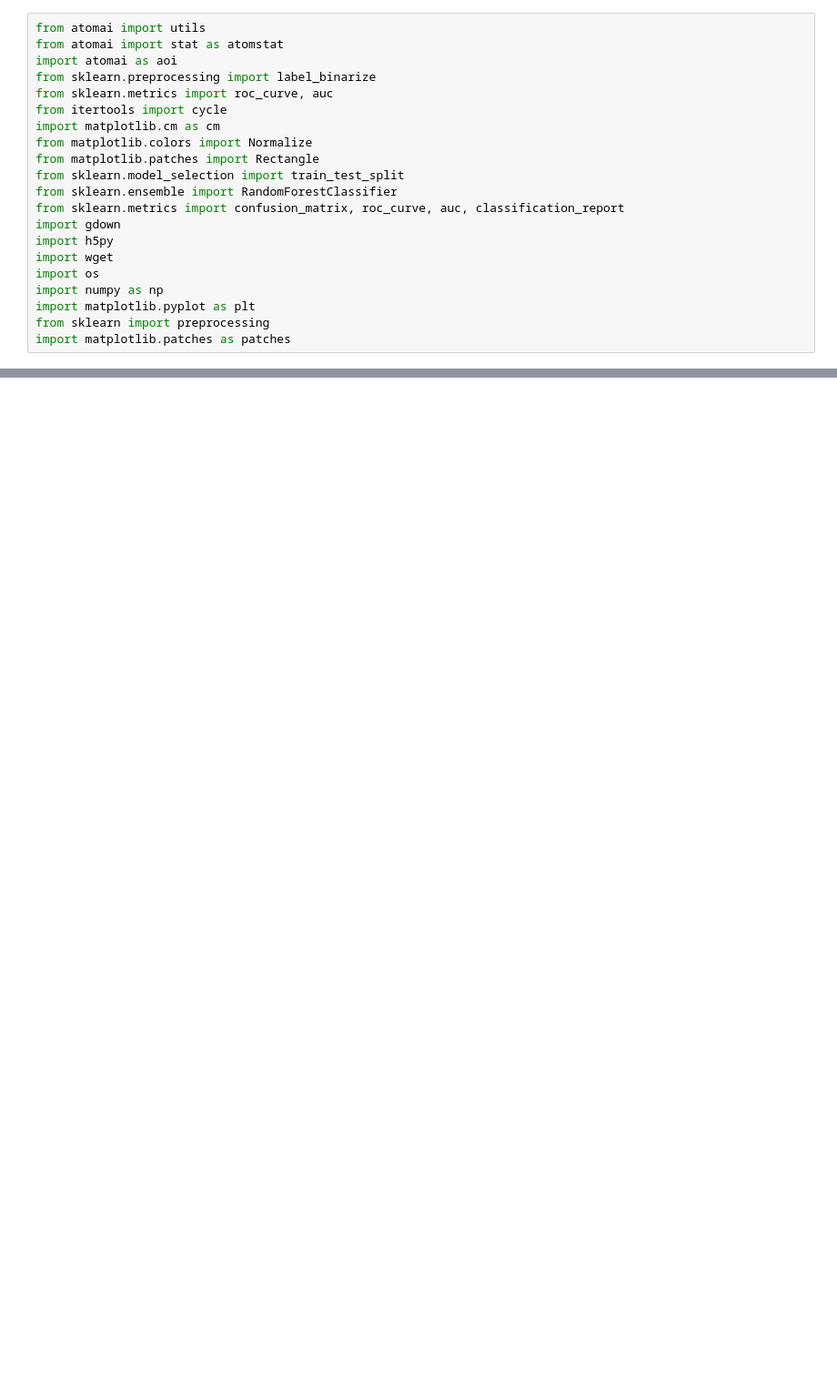
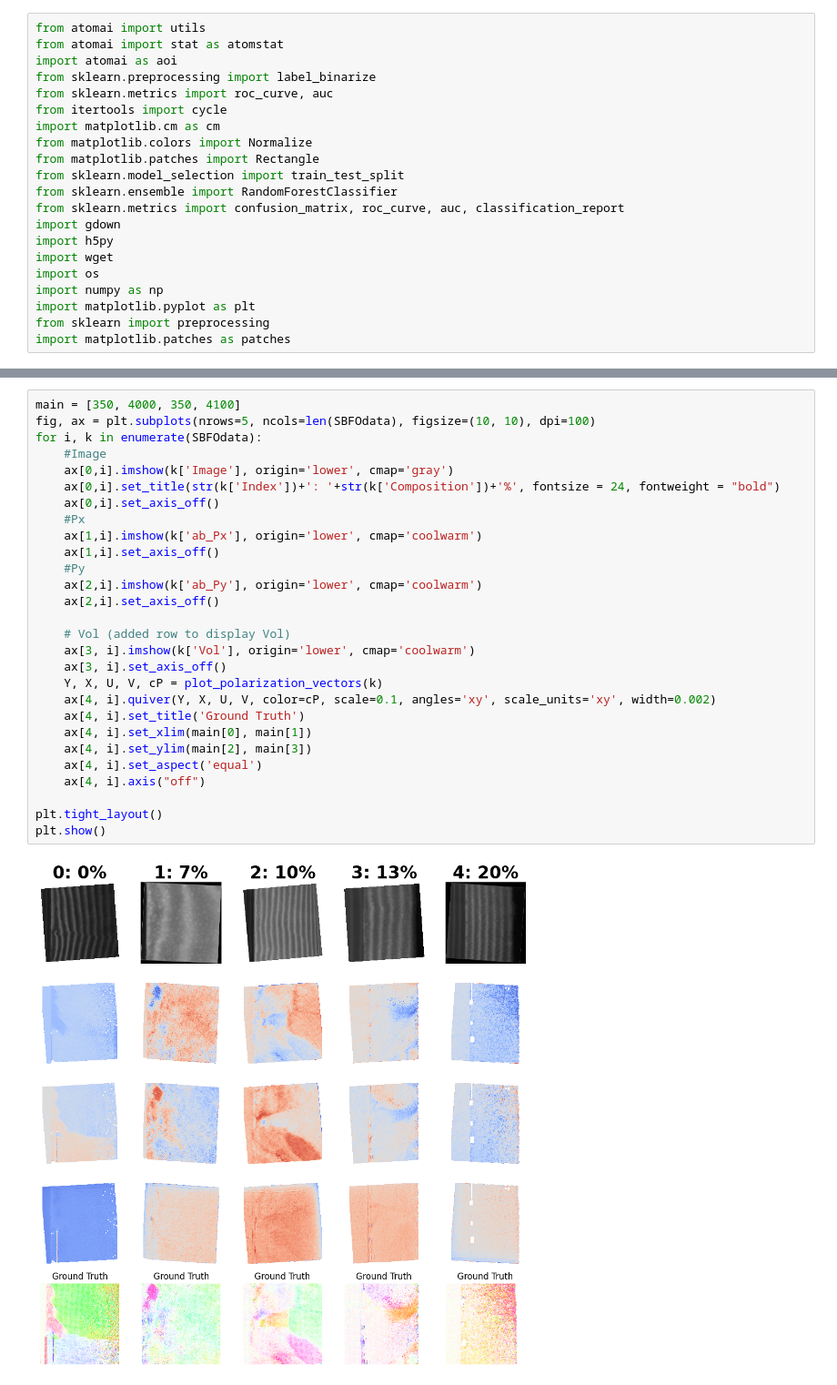
Before and after one commit to arman-terpetrosyan/hack_the_microscope24, a Jupyter notebook: data.ipynb, the cells around one changed output, grey strips where cells are left out. Shown at 91% size. Drawn from its saved outputs; the diff is of its cells as text; blank space fills up the shorter version.

```diff
--- a/data.ipynb
+++ b/data.ipynb
@@ -86,0 +217,30 @@ print('UC parameterization:', [k for k in UCparam[0].keys()])
+# %%
+main = [350, 4000, 350, 4100]
+fig, ax = plt.subplots(nrows=5, ncols=len(SBFOdata), figsize=(10, 10), dpi=100)
+for i, k in enumerate(SBFOdata):
+    #Image
+    ax[0,i].imshow(k['Image'], origin='lower', cmap='gray')
+    ax[0,i].set_title(str(k['Index'])+': '+str(k['Composition'])+'%', fontsize = 24, fontweight = "bold")
+    ax[0,i].set_axis_off()
+    #Px
+    ax[1,i].imshow(k['ab_Px'], origin='lower', cmap='coolwarm')
+    ax[1,i].set_axis_off()
+    #Py
+    ax[2,i].imshow(k['ab_Py'], origin='lower', cmap='coolwarm')
+    ax[2,i].set_axis_off()
+
+    # Vol (added row to display Vol)
+    ax[3, i].imshow(k['Vol'], origin='lower', cmap='coolwarm')
+    ax[3, i].set_axis_off()
+    Y, X, U, V, cP = plot_polarization_vectors(k)
+    ax[4, i].quiver(Y, X, U, V, color=cP, scale=0.1, angles='xy', scale_units='xy', width=0.002)
+    ax[4, i].set_title('Ground Truth')
+    ax[4, i].set_xlim(main[0], main[1])
+    ax[4, i].set_ylim(main[2], main[3])
+    ax[4, i].set_aspect('equal')
+    ax[4, i].axis("off")
+
+plt.tight_layout()
+plt.show()
+# %% [output]
+[figure, added]
```
Also changed, not shown: parts of 14 cells of this notebook.
